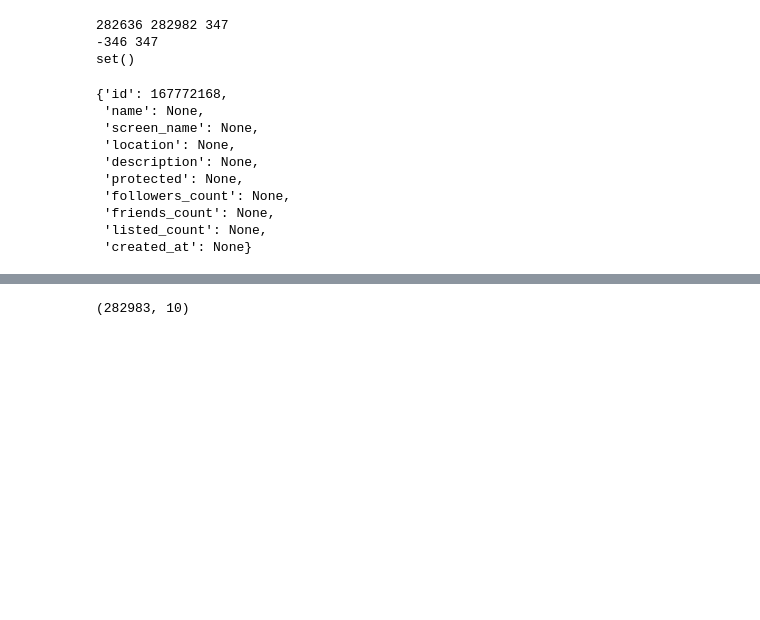
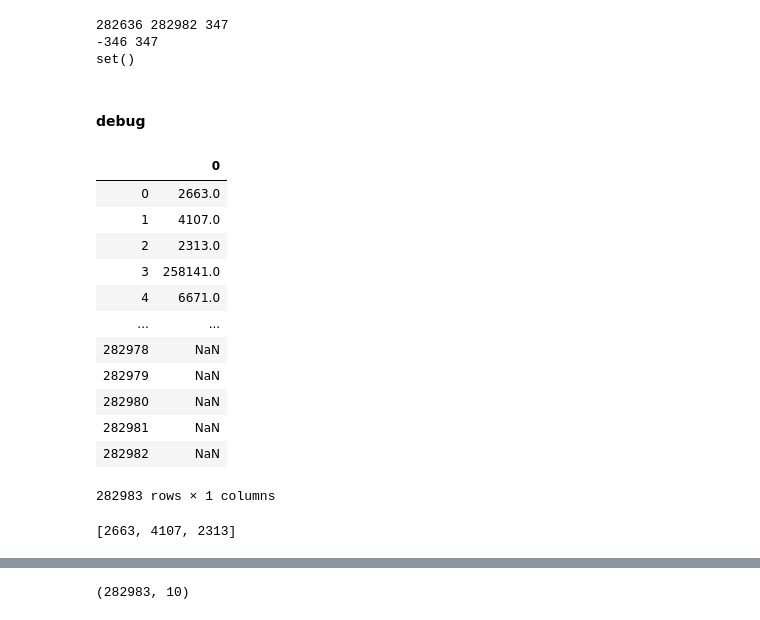
Before and after one commit to lightondust/topics_by_jupyter_notebook, a Jupyter notebook: neo4j_graph_01_data_preparation_load_csv.ipynb, the cells around one changed output, grey strips where cells are left out. Cells and saved outputs as stored; diff of their text form; code cells hidden in the pictures; blank space fills up the shorter version.

```diff
--- a/neo4j_graph_01_data_preparation_load_csv.ipynb
+++ b/neo4j_graph_01_data_preparation_load_csv.ipynb
@@ -94,18 +100,36 @@ print(set(users_without_information) & set(users_with_information))
 set()
 # %%
 user_information_parsed_no_info = [parse_user_feed({'id': u}) for u in users_without_information]
-# %%
-user_information_parsed_no_info[0]
-# %% [output]
-{'id': 167772168,
- 'name': None,
- 'screen_name': None,
- 'location': None,
- 'description': None,
- 'protected': None,
- 'followers_count': None,
- 'friends_count': None,
- 'listed_count': None,
- 'created_at': None}
 # %%
 user_df = pd.DataFrame(user_information_parsed+user_information_parsed_no_info)
+# %% [markdown]
+#### debug
+# %%
+fc = user_df.followers_count
+# %%
+fc_list = []
+for x in fc.to_list():
+    if pd.isnull(x):
+        fc_list.append(None)
+    else:
+        fc_list.append(int(x))
+# %%
+pd.DataFrame(fc_list)
+# %% [output]
+|  | 0 |
+| 0 | 2663.0 |
+| 1 | 4107.0 |
+| 2 | 2313.0 |
+| 3 | 258141.0 |
+| 4 | 6671.0 |
+| ... | ... |
+| 282978 | NaN |
+| 282979 | NaN |
+| 282980 | NaN |
+| 282981 | NaN |
+| 282982 | NaN |
+282983 rows × 1 columns
+# %%
+fc_list[:3]
+# %% [output]
+[2663, 4107, 2313]
```
Also changed, not shown: parts of 13 cells of this notebook.
